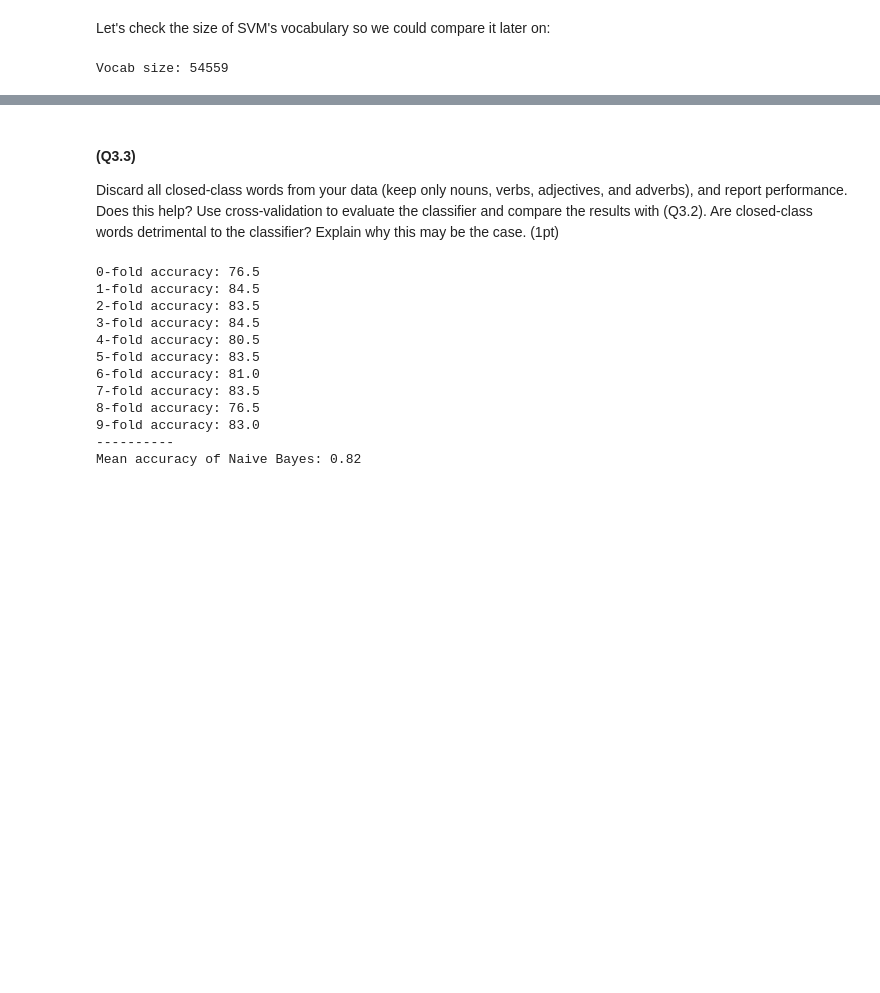
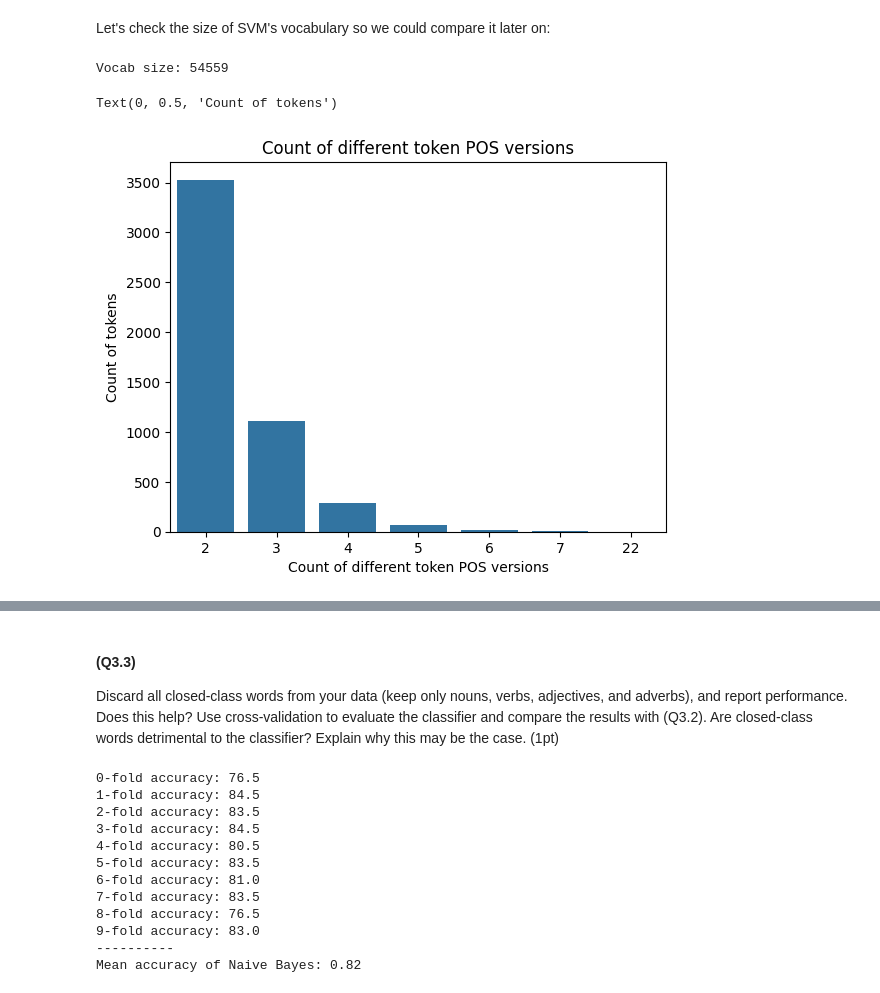
Before and after one commit to dqmis/nlp1, a Jupyter notebook: NLP1_2023_Practical_1.ipynb, the cells around one changed output, grey strips where cells are left out. Cells and saved outputs as stored; diff of their text form; code cells hidden in the pictures; blank space fills up the shorter version.

```diff
--- a/NLP1_2023_Practical_1.ipynb
+++ b/NLP1_2023_Practical_1.ipynb
@@ -644,10 +802,7 @@ nb.fit(x_train, y_train, smoothing_k=1.0)
 
 # get accuracy
 results = [nb.predict(x) for x in x_test]
-accuracy = sum(
-    [1 if results[i] == y_test[i] else 0 for i in range(len(results))]
-) / len(results)
-print("Accuracy: %0.2f" % accuracy)
+print("Accuracy: %0.2f" % accuracy_score(y_test, results))
 # %% [output]
 Accuracy: 0.84
 # %% [markdown]
@@ -1023,9 +1226,11 @@ accuracies: List[float] = []
 
 for fold in range(0, 10):
     x_train, y_train, x_test, y_test = dataset.train_test_split(
-        (fold * 100, fold * 100 + 100), add_pos=True
+        (fold * 100, fold * 100 + 100)
     )
-    svm = Pipeline([("cv", TfidfVectorizer()), ("svm", SVC())])
+    svm = Pipeline(
+        [("cv", CountVectorizer(transform_func=nb._transform_func)), ("svm", SVC())]
+    )
 
     svm.fit(x_train, y_train)
     results = svm.predict(x_test)
@@ -1136,3 +1341,20 @@ Let's check the size of SVM's vocabulary so we could compare it later on:
 print("Vocab size: %d" % len(svm[0].vocabulary_))
 # %% [output]
 Vocab size: 54559
+# %%
+token_counter = Counter()
+
+for token in nb._vocab.keys():
+    token_counter.update([token.split("__")[0]])
+
+token_counts = {val[0]: val[1] for val in token_counter.most_common(5000)}
+tokens_count_df = pd.DataFrame.from_dict(
+    token_counts, orient="index", columns=["count"]
+)
+sns.countplot(x="count", data=tokens_count_df)
+plt.title("Count of different token POS versions")
+plt.xlabel("Count of different token POS versions")
+plt.ylabel("Count of tokens")
+# %% [output]
+Text(0, 0.5, 'Count of tokens')
+[figure, added]
```
Also changed, not shown: parts of 49 cells of this notebook.
